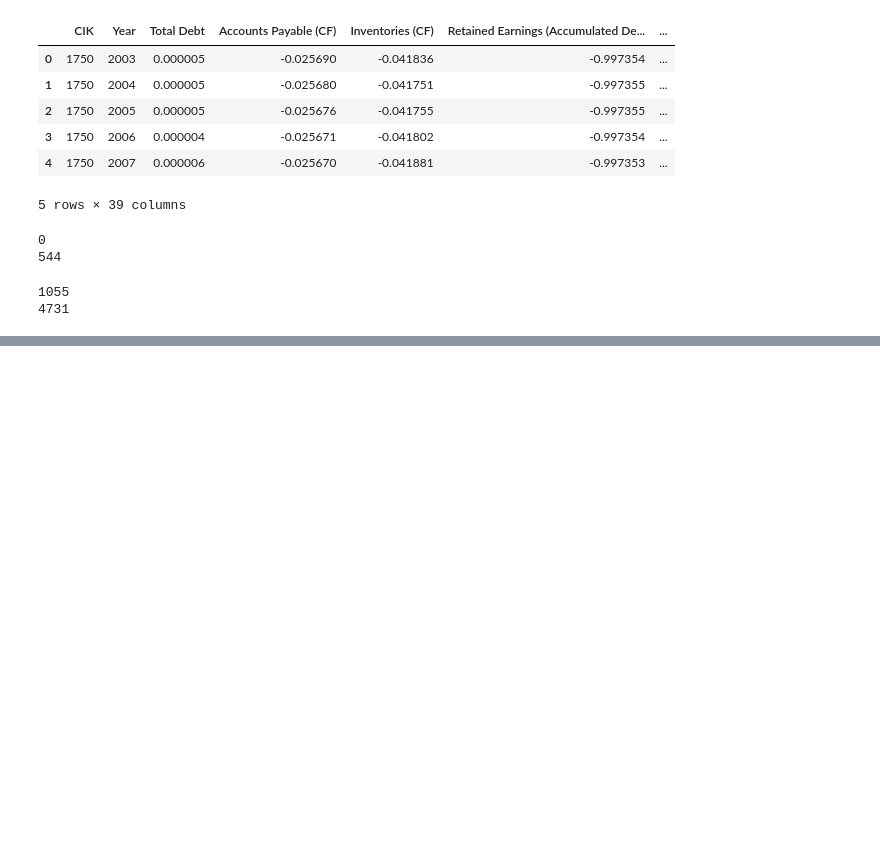
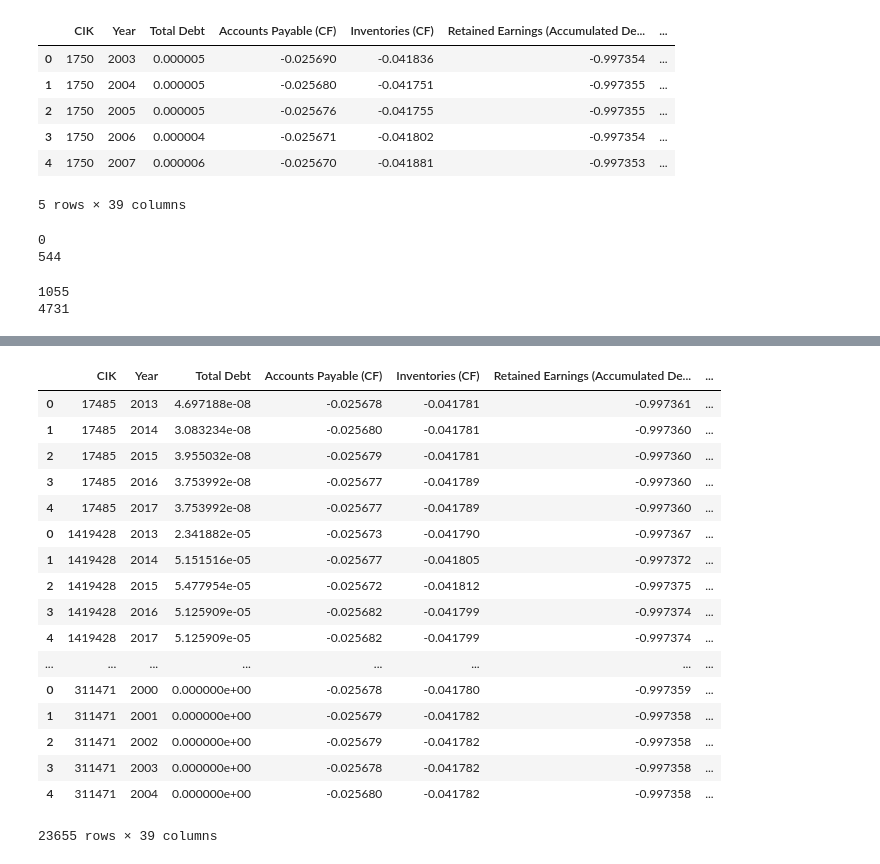
Before and after one commit to Faisalsouz/bankruptcy, a Jupyter notebook: data/Eikon/temp.ipynb, the cells around one changed output, grey strips where cells are left out. Saved outputs shown, nothing was run; the diff lists cells and outputs as text; code cells hidden in the pictures; blank space fills up the shorter version.

Commit message:
final data csv DONT SHUFFLE

```diff
--- a/data/Eikon/temp.ipynb
+++ b/data/Eikon/temp.ipynb
@@ -126,0 +147,42 @@ print(len(dataset_healthy))
+# %%
+final = pd.DataFrame(columns=data.columns)
+
+for key in healthy_cik:
+    start = int(key[6:10])
+    end =  int(key[11:15])
+    years = list(range(start, end+1))
+    ciks = healthy_cik[key]
+    for cik in ciks:
+        df = pd.DataFrame(columns=data.columns)
+        for year in years:
+            newrow = data[(data.CIK == cik) & (data.Year == year)]
+            df = df.append(newrow, ignore_index=True)
+
+
+        if df.shape[0] == 5:
+            final = final.append(df)
+
+
+final.Bankrupt = 0
+
+
+final
+# %% [output]
+|  | CIK | Year | Total Debt | Accounts Payable (CF) | Inventories (CF) | Retained Earnings (Accumulated De... | ... |
+| 0 | 17485 | 2013 | 4.697188e-08 | -0.025678 | -0.041781 | -0.997361 | ... |
+| 1 | 17485 | 2014 | 3.083234e-08 | -0.025680 | -0.041781 | -0.997360 | ... |
+| 2 | 17485 | 2015 | 3.955032e-08 | -0.025679 | -0.041781 | -0.997360 | ... |
+| 3 | 17485 | 2016 | 3.753992e-08 | -0.025677 | -0.041789 | -0.997360 | ... |
+| 4 | 17485 | 2017 | 3.753992e-08 | -0.025677 | -0.041789 | -0.997360 | ... |
+| 0 | 1419428 | 2013 | 2.341882e-05 | -0.025673 | -0.041790 | -0.997367 | ... |
+| 1 | 1419428 | 2014 | 5.151516e-05 | -0.025677 | -0.041805 | -0.997372 | ... |
+| 2 | 1419428 | 2015 | 5.477954e-05 | -0.025672 | -0.041812 | -0.997375 | ... |
+| 3 | 1419428 | 2016 | 5.125909e-05 | -0.025682 | -0.041799 | -0.997374 | ... |
+| 4 | 1419428 | 2017 | 5.125909e-05 | -0.025682 | -0.041799 | -0.997374 | ... |
+| ... | ... | ... | ... | ... | ... | ... | ... |
+| 0 | 311471 | 2000 | 0.000000e+00 | -0.025678 | -0.041780 | -0.997359 | ... |
+| 1 | 311471 | 2001 | 0.000000e+00 | -0.025679 | -0.041782 | -0.997358 | ... |
+| 2 | 311471 | 2002 | 0.000000e+00 | -0.025679 | -0.041782 | -0.997358 | ... |
+| 3 | 311471 | 2003 | 0.000000e+00 | -0.025678 | -0.041782 | -0.997358 | ... |
+| 4 | 311471 | 2004 | 0.000000e+00 | -0.025680 | -0.041782 | -0.997358 | ... |
+23655 rows × 39 columns
```
Also changed, not shown: parts of 3 cells of this notebook, 5 other files.
